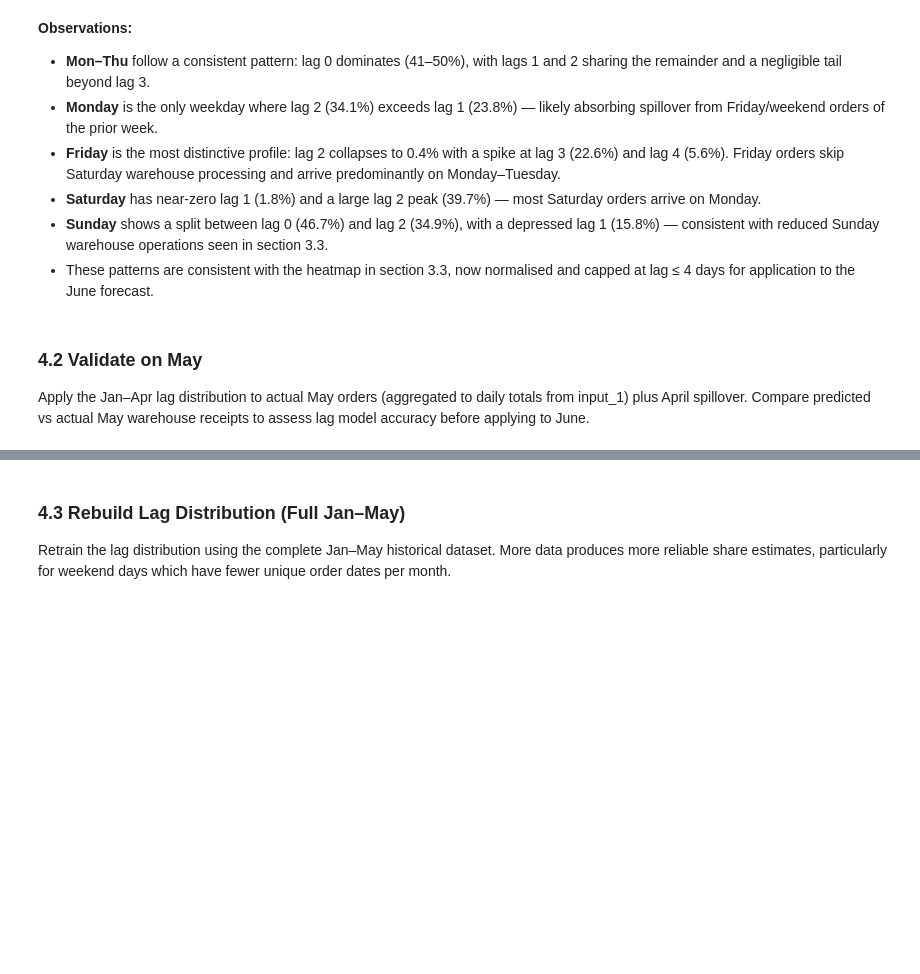
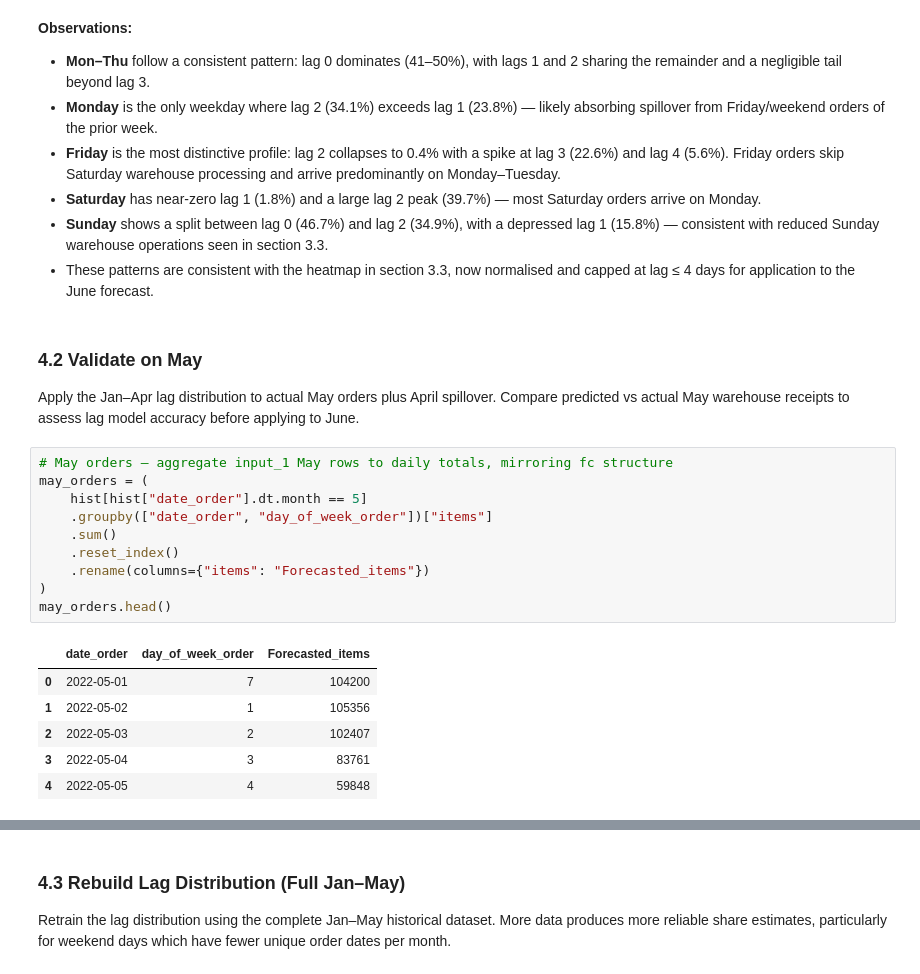
Before and after one commit to traha-89/zalando_fcst_case_study, a Jupyter notebook: analysis.ipynb, the cells around one changed output, grey strips where cells are left out. Saved outputs shown, nothing was run; the diff lists cells and outputs as text; blank space fills up the shorter version.

```diff
--- a/analysis.ipynb
+++ b/analysis.ipynb
@@ -1309,4 +1297,21 @@ sum  1.0  1.0  1.0  1.0  1.0  1.0  1.0
 # %% [markdown]
 ### 4.2 Validate on May
 
-Apply the Jan–Apr lag distribution to actual May orders (aggregated to daily totals from input_1) plus April spillover. Compare predicted vs actual May warehouse receipts to assess lag model accuracy before applying to June.
+Apply the Jan–Apr lag distribution to actual May orders plus April spillover. Compare predicted vs actual May warehouse receipts to assess lag model accuracy before applying to June.
+# %%
+# May orders — aggregate input_1 May rows to daily totals, mirroring fc structure
+may_orders = (
+    hist[hist["date_order"].dt.month == 5]
+    .groupby(["date_order", "day_of_week_order"])["items"]
+    .sum()
+    .reset_index()
+    .rename(columns={"items": "Forecasted_items"})
+)
+may_orders.head()
+# %% [output]
+|  | date_order | day_of_week_order | Forecasted_items |
+| 0 | 2022-05-01 | 7 | 104200 |
+| 1 | 2022-05-02 | 1 | 105356 |
+| 2 | 2022-05-03 | 2 | 102407 |
+| 3 | 2022-05-04 | 3 | 83761 |
+| 4 | 2022-05-05 | 4 | 59848 |
```
Also changed, not shown: parts of 8 cells of this notebook, 2 other files.
